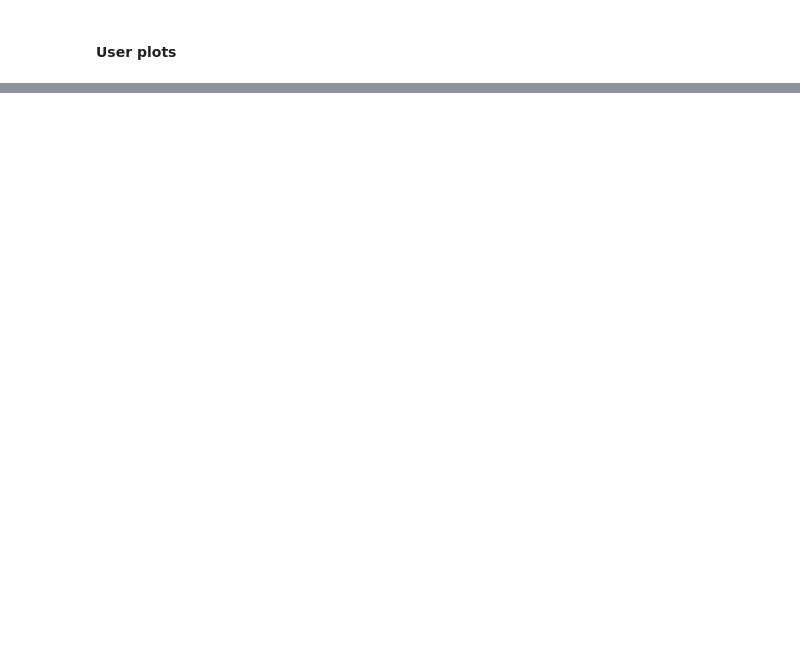
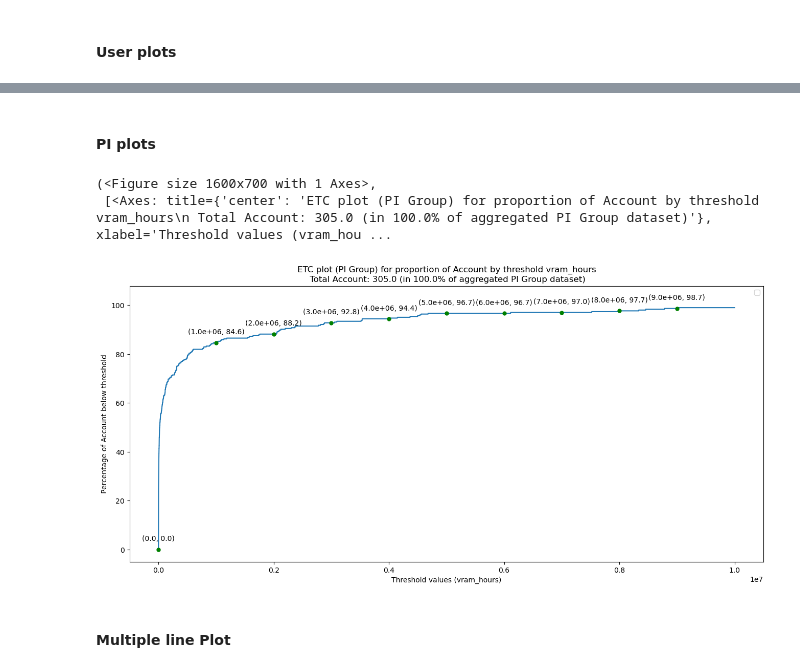
Before and after one commit to UnityHPC/ds4cg-job-analytics, a Jupyter notebook: notebooks/ETC Plot.ipynb, the cells around one changed output, grey strips where cells are left out. Cells and saved outputs as stored; diff of their text form; code cells hidden in the pictures; blank space fills up the shorter version.

```diff
--- a/notebooks/ETC Plot.ipynb
+++ b/notebooks/ETC Plot.ipynb
@@ -134,0 +82,19 @@ etc_instance.plot_roc(plot_type=type,
+# %% [markdown]
+#### PI plots ####
+# %%
+type = enum_constants.ETCPlotTypes.PI_GROUP
+threshold_metric = enum_constants.PIEfficiencyMetricsEnum.VRAM_HOURS
+proportion_metric = enum_constants.ProportionMetricsEnum.PI_GROUPS
+
+etc_instance.plot_etc(plot_type=type,
+                    threshold_metric=threshold_metric,
+                    min_threshold=0,
+                    max_threshold=10000000,
+                    threshold_step=100,
+                    proportion_metric=proportion_metric)
+# %% [output]
+(<Figure size 1600x700 with 1 Axes>,
+ [<Axes: title={'center': 'ETC plot (PI Group) for proportion of Account by threshold vram_hours\n Total Account: 305.0 (in 100.0% of aggregated PI Group dataset)'}, xlabel='Threshold values (vram_hou ...
+[figure, added]
+# %% [markdown]
+#### Multiple line Plot ####
```
Also changed, not shown: parts of 7 cells of this notebook, 4 other files.
